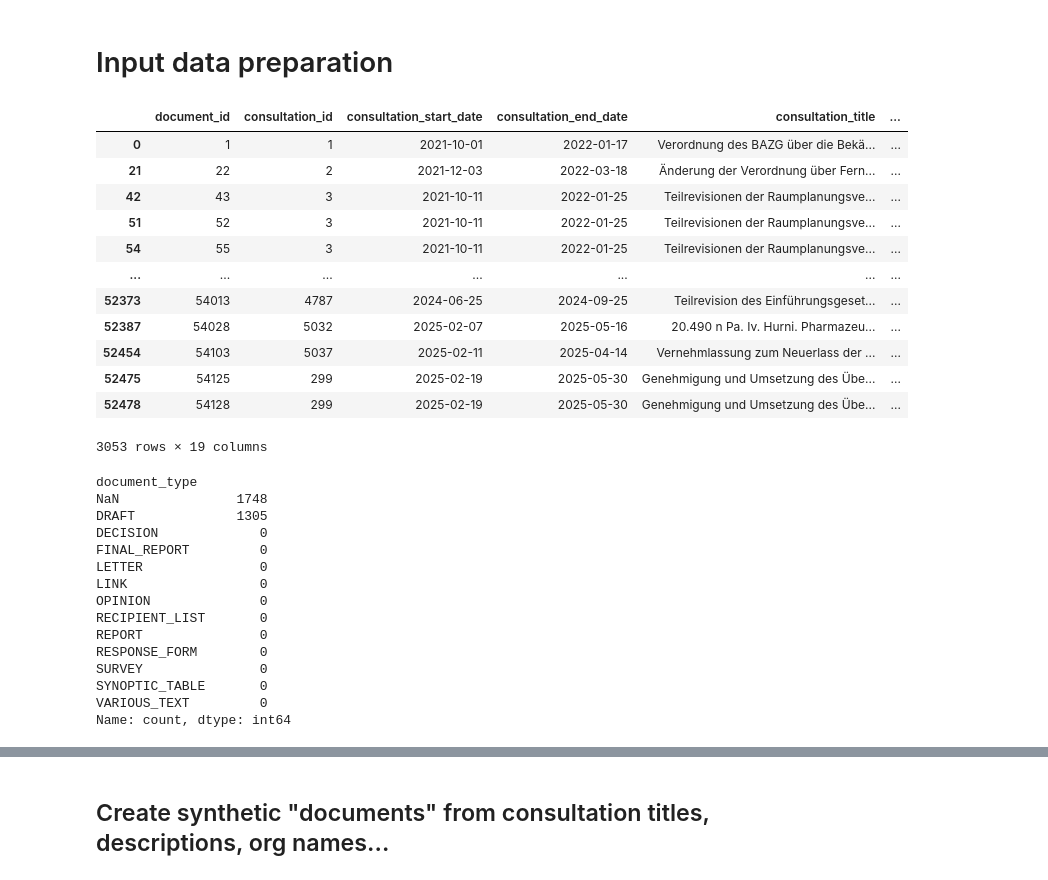
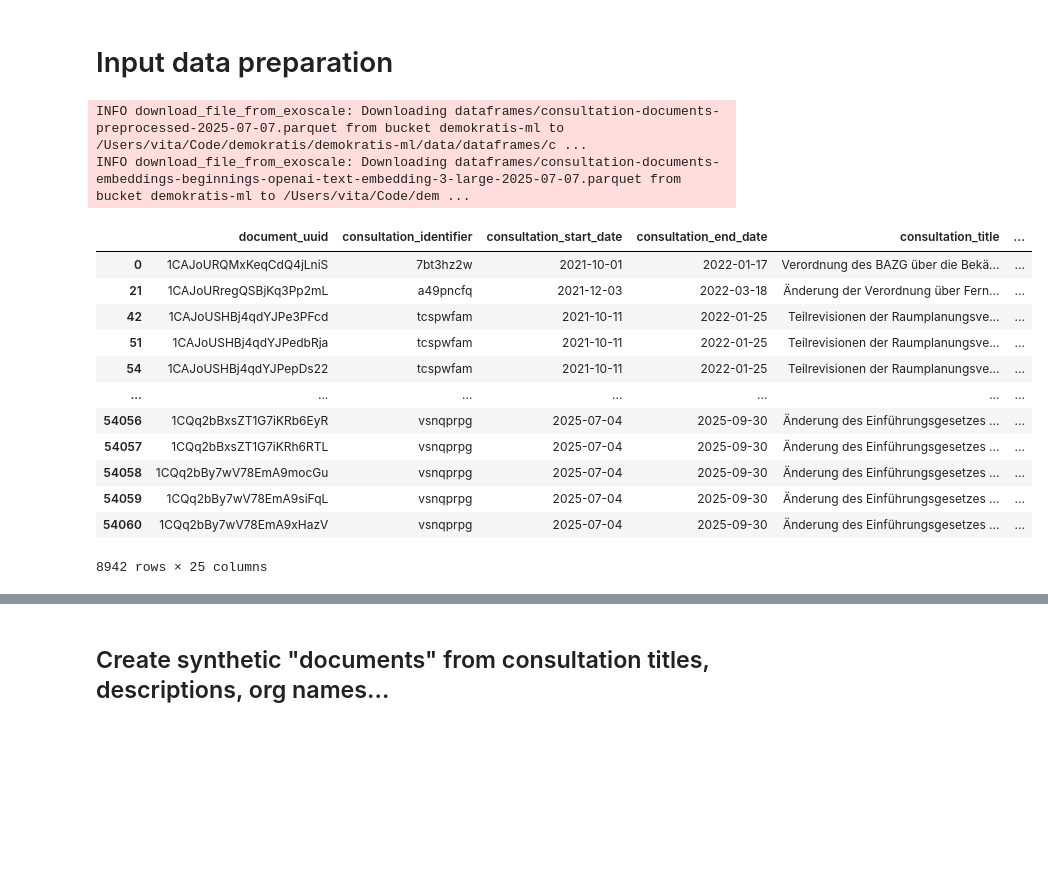
Before and after one commit to Demokratis-ch/demokratis-ml, a Jupyter notebook: research/consultation_topics/VM_document_topic_classifier.ipynb, the cells around one changed output, grey strips where cells are left out. Drawn from its saved outputs; the diff is of its cells as text; code cells hidden in the pictures; blank space fills up the shorter version.

```diff
--- a/research/consultation_topics/VM_document_topic_classifier.ipynb
+++ b/research/consultation_topics/VM_document_topic_classifier.ipynb
@@ -1,25 +1,23 @@
 # %% [markdown]
 # Setup
 # %%
-DATA_FILE_NAME = "consultation-documents-preprocessed-2025-02-24.parquet"
+DATA_VERSION = "2025-07-07"
+DATA_FILE_NAME = f"consultation-documents-preprocessed-{DATA_VERSION}.parquet"
+EMBEDDINGS_FILE_NAME = (
+    f"consultation-documents-embeddings-beginnings-openai-text-embedding-3-large-{DATA_VERSION}.parquet"
+)
 
-DOCUMENT_SOURCES = {
-    "fedlex",
-    "openparldata",
-}
+
 LANGUAGES = {
     "de",
     # "fr",
     # "it",
 }
 TOPIC_LABEL_SOURCES = {
-    # "openparldata",
+    "openparldata",
     # "organisation_rule",
     "manual",
 }
-
-# EMBEDDING_MODEL = "openai/text-embedding-ada-002"
-EMBEDDING_MODEL = "openai/text-embedding-3-large"
 
 # FROM_YEAR = 2010
 FROM_YEAR = 2000
@@ -47,6 +45,3 @@ DOC_TYPES = {
 CV_FOLDS = 5
 TEST_SIZE = 0.1
 RANDOM_STATE = 271
-USE_TEST_SET = False
-
-%env MLFLOW_TRACKING_URI=sqlite:///mlruns.db
@@ -83,20 +73,16 @@ True
 # %%
-mlflow.set_experiment(f"V1. {'&'.join(sorted(LANGUAGES))}. document topics")
+dotenv.load_dotenv()
+utils.set_up_logging_and_mlflow("VM_document_topic_classifier")
 
-if run := mlflow.active_run():
-    logging.warning("Run = %s is already active, closing it.", run.info.run_name)
-    mlflow.end_run()
-run = mlflow.start_run()
-print("Starting run:", run.info.run_name)
+mlflow.log_param("data_version", DATA_VERSION)
 mlflow.log_param("input_file", DATA_FILE_NAME)
-mlflow.log_param("document_sources", sorted(DOCUMENT_SOURCES))
+mlflow.log_param("embeddings_file", EMBEDDINGS_FILE_NAME)
 mlflow.log_param("topic_label_sources", sorted(TOPIC_LABEL_SOURCES))
 mlflow.log_param("languages", LANGUAGES)
 mlflow.log_param("from_year", FROM_YEAR)
 mlflow.log_param("min_consultations_in_class", MIN_CONSULTATIONS_IN_CLASS)
 mlflow.log_param("ignore_topics", sorted(IGNORE_TOPICS))
 mlflow.log_param("doc_types", sorted(map(str, DOC_TYPES)))
-mlflow.log_param("embedding_model", EMBEDDING_MODEL)
 mlflow.log_param("cv_folds", CV_FOLDS)
 mlflow.log_param("test_size", TEST_SIZE)
 mlflow.log_param("random_state", RANDOM_STATE)
@@ -114,46 +101,32 @@ tqdm.pandas()
 # %%
 PREPROCESSED_DATA_FILE = REPOSITORY_ROOT / "data" / "dataframes" / DATA_FILE_NAME
 data_access.ensure_dataframe_is_available(PREPROCESSED_DATA_FILE)
+EMBEDDINGS_DATA_FILE = REPOSITORY_ROOT / "data" / "dataframes" / EMBEDDINGS_FILE_NAME
+data_access.ensure_dataframe_is_available(EMBEDDINGS_DATA_FILE)
+# %% [output]
+INFO download_file_from_exoscale: Downloading dataframes/consultation-documents-preprocessed-2025-07-07.parquet from bucket demokratis-ml to /Users/vita/Code/demokratis/demokratis-ml/data/dataframes/c ...
+INFO download_file_from_exoscale: Downloading dataframes/consultation-documents-embeddings-beginnings-openai-text-embedding-3-large-2025-07-07.parquet from bucket demokratis-ml to /Users/vita/Code/dem ...
 # %%
 df_docs = data_access.load_consultation_documents(
     PREPROCESSED_DATA_FILE,
-    only_document_sources=DOCUMENT_SOURCES,
     only_languages=LANGUAGES,
     only_doc_types=DOC_TYPES,
     starting_year=FROM_YEAR,
     mlflow=mlflow,
 )
 df_docs = df_docs[df_docs["consultation_topics_label_source"].isin(TOPIC_LABEL_SOURCES)]
 df_docs
 # %% [output]
-|  | document_id | consultation_id | consultation_start_date | consultation_end_date | consultation_title | ... |
-| 0 | 1 | 1 | 2021-10-01 | 2022-01-17 | Verordnung des BAZG über die Bekä... | ... |
-| 21 | 22 | 2 | 2021-12-03 | 2022-03-18 | Änderung der Verordnung über Fern... | ... |
-| 42 | 43 | 3 | 2021-10-11 | 2022-01-25 | Teilrevisionen der Raumplanungsve... | ... |
-| 51 | 52 | 3 | 2021-10-11 | 2022-01-25 | Teilrevisionen der Raumplanungsve... | ... |
-| 54 | 55 | 3 | 2021-10-11 | 2022-01-25 | Teilrevisionen der Raumplanungsve... | ... |
+|  | document_uuid | consultation_identifier | consultation_start_date | consultation_end_date | consultation_title | ... |
+| 0 | 1CAJoURQMxKeqCdQ4jLniS | 7bt3hz2w | 2021-10-01 | 2022-01-17 | Verordnung des BAZG über die Bekä... | ... |
+| 21 | 1CAJoURregQSBjKq3Pp2mL | a49pncfq | 2021-12-03 | 2022-03-18 | Änderung der Verordnung über Fern... | ... |
+| 42 | 1CAJoUSHBj4qdYJPe3PFcd | tcspwfam | 2021-10-11 | 2022-01-25 | Teilrevisionen der Raumplanungsve... | ... |
+| 51 | 1CAJoUSHBj4qdYJPedbRja | tcspwfam | 2021-10-11 | 2022-01-25 | Teilrevisionen der Raumplanungsve... | ... |
+| 54 | 1CAJoUSHBj4qdYJPepDs22 | tcspwfam | 2021-10-11 | 2022-01-25 | Teilrevisionen der Raumplanungsve... | ... |
 | ... | ... | ... | ... | ... | ... | ... |
-| 52373 | 54013 | 4787 | 2024-06-25 | 2024-09-25 | Teilrevision des Einführungsgeset... | ... |
-| 52387 | 54028 | 5032 | 2025-02-07 | 2025-05-16 | 20.490 n Pa. Iv. Hurni. Pharmazeu... | ... |
-| 52454 | 54103 | 5037 | 2025-02-11 | 2025-04-14 | Vernehmlassung zum Neuerlass der ... | ... |
-| 52475 | 54125 | 299 | 2025-02-19 | 2025-05-30 | Genehmigung und Umsetzung des Übe... | ... |
-| 52478 | 54128 | 299 | 2025-02-19 | 2025-05-30 | Genehmigung und Umsetzung des Übe... | ... |
+| 54056 | 1CQq2bBxsZT1G7iKRb6EyR | vsnqprpg | 2025-07-04 | 2025-09-30 | Änderung des Einführungsgesetzes ... | ... |
+| 54057 | 1CQq2bBxsZT1G7iKRh6RTL | vsnqprpg | 2025-07-04 | 2025-09-30 | Änderung des Einführungsgesetzes ... | ... |
+| 54058 | 1CQq2bBy7wV78EmA9mocGu | vsnqprpg | 2025-07-04 | 2025-09-30 | Änderung des Einführungsgesetzes ... | ... |
+| 54059 | 1CQq2bBy7wV78EmA9siFqL | vsnqprpg | 2025-07-04 | 2025-09-30 | Änderung des Einführungsgesetzes ... | ... |
+| 54060 | 1CQq2bBy7wV78EmA9xHazV | vsnqprpg | 2025-07-04 | 2025-09-30 | Änderung des Einführungsgesetzes ... | ... |
-3053 rows × 19 columns
+8942 rows × 25 columns
-# %%
-df_docs["document_type"].value_counts(dropna=False)
-# %% [output]
-document_type
-NaN               1748
-DRAFT             1305
-DECISION             0
-FINAL_REPORT         0
-LETTER               0
-LINK                 0
-OPINION              0
-RECIPIENT_LIST       0
-REPORT               0
-RESPONSE_FORM        0
-SURVEY               0
-SYNOPTIC_TABLE       0
-VARIOUS_TEXT         0
-Name: count, dtype: int64
```
Also changed, not shown: parts of 61 cells of this notebook.
